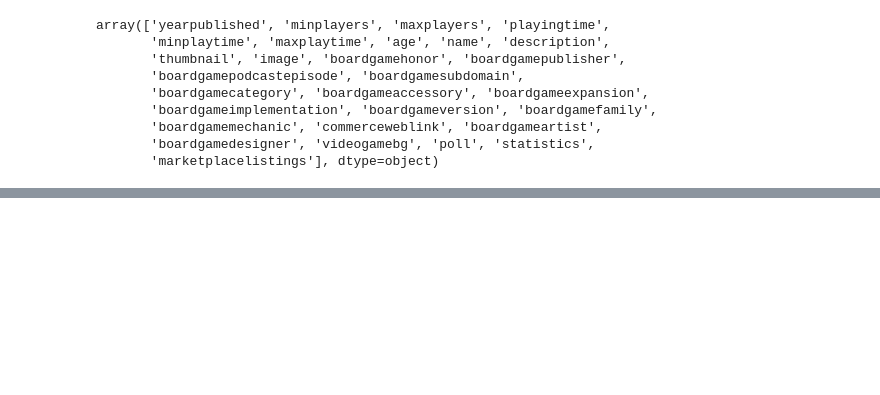
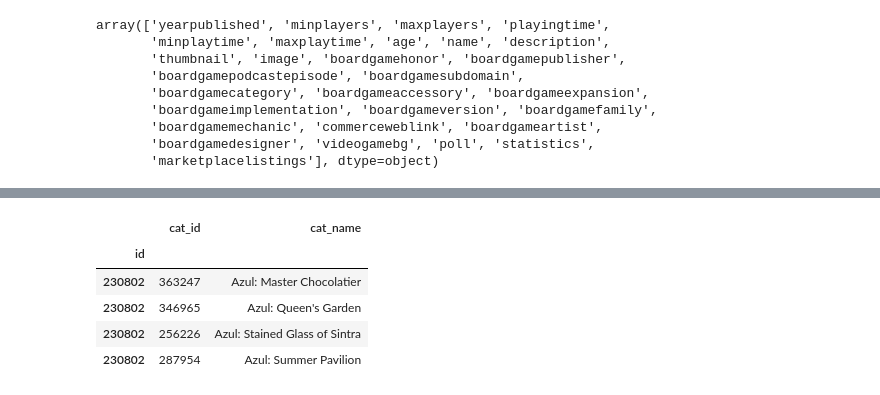
Before and after one commit to Daily-Lama-Capstone/Daily-Lama-Capstone, a Jupyter notebook: XML_parse_Salva_api_1.ipynb, the cells around one changed output, grey strips where cells are left out. Saved outputs shown, nothing was run; the diff lists cells and outputs as text; code cells hidden in the pictures; blank space fills up the shorter version.

```diff
--- a/XML_parse_Salva_api_1.ipynb
+++ b/XML_parse_Salva_api_1.ipynb
@@ -191,0 +257,9 @@ array(['yearpublished', 'minplayers', 'maxplayers', 'playingtime',
+# %%
+b_implementation
+# %% [output]
+|  | cat_id | cat_name |
+| id |  |  |
+| 230802 | 363247 | Azul: Master Chocolatier |
+| 230802 | 346965 | Azul: Queen's Garden |
+| 230802 | 256226 | Azul: Stained Glass of Sintra |
+| 230802 | 287954 | Azul: Summer Pavilion |
```
Also changed, not shown: parts of 8 cells of this notebook.
